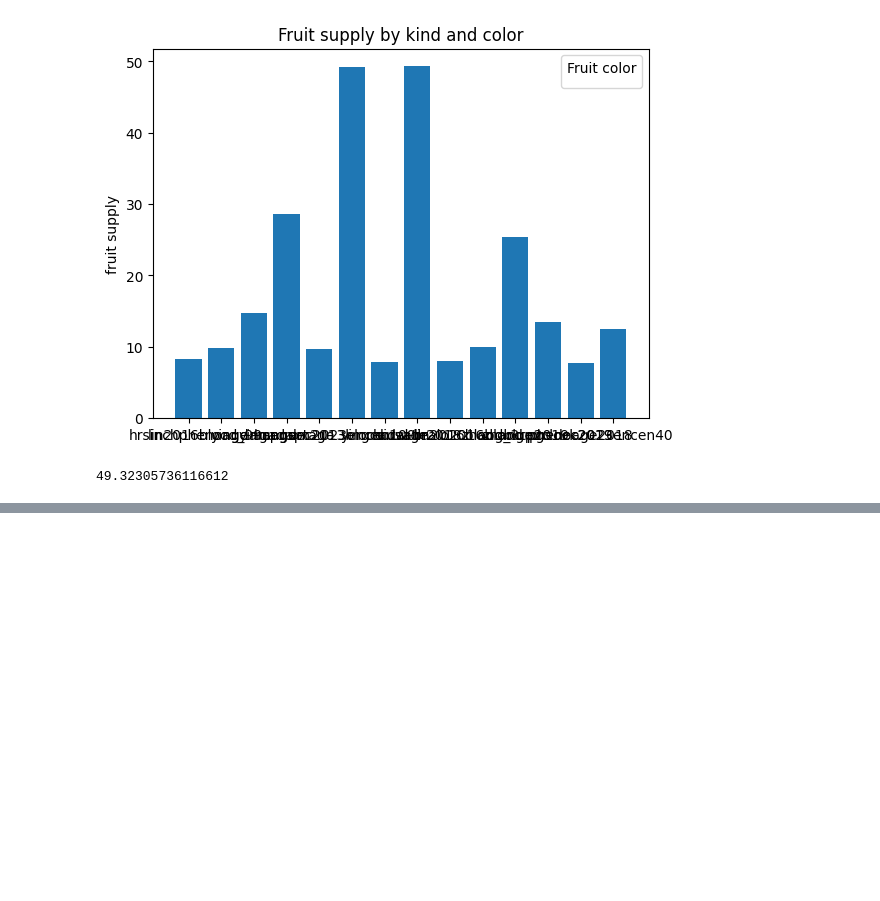
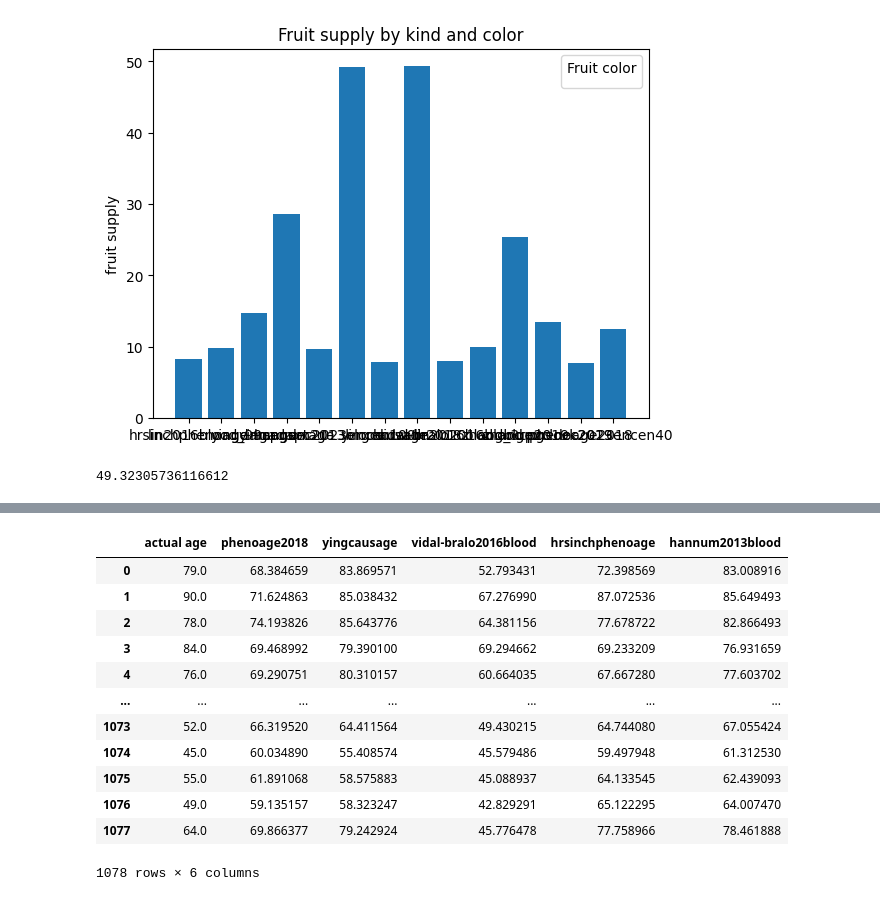
Before and after one commit to ComputationalAgingLab/ComputAge, a Jupyter notebook: lin_models_estimation.ipynb, the cells around one changed output, grey strips where cells are left out. Drawn from its saved outputs; the diff is of its cells as text; code cells hidden in the pictures; blank space fills up the shorter version.

```diff
--- a/lin_models_estimation.ipynb
+++ b/lin_models_estimation.ipynb
@@ -135,0 +125,7 @@ dfplot.sort_values('medaes')
+# %%
+def pred(X,y,model):
+    #nan_pct = [0.1]
+    X_test = X.reindex(columns=model.features)
+    #y_test = y
+    y_pred_test = model.predict(X_test)
+    return y_pred_test
@@ -135,0 +148,33 @@ dfplot.sort_values('medaes')
+# %%
+topmodels = ['actual age','phenoage2018',
+'yingcausage',
+'vidal-bralo2016blood',
+'hrsinchphenoage',
+'hannum2013blood']
+y_reset = y.reset_index(drop=True)
+#y_reset = y_reset.drop(index=[0], axis=0)
+top_models_preds = [y_reset]
+for model in topmodels[1:]:
+    # set the first column as index
+    y_pred_test = pred(data,y,LinearMethylationModel(model, imputation='average'))
+    top_models_preds.append(pd.DataFrame(y_pred_test))
+general = pd.concat(top_models_preds, axis=1, join='outer', ignore_index=True)
+#general.columns = ['actual age', ]
+general = general.loc[:,1:]
+# %%
+general.columns = topmodels
+general
+# %% [output]
+|  | actual age | phenoage2018 | yingcausage | vidal-bralo2016blood | hrsinchphenoage | hannum2013blood |
+| 0 | 79.0 | 68.384659 | 83.869571 | 52.793431 | 72.398569 | 83.008916 |
+| 1 | 90.0 | 71.624863 | 85.038432 | 67.276990 | 87.072536 | 85.649493 |
+| 2 | 78.0 | 74.193826 | 85.643776 | 64.381156 | 77.678722 | 82.866493 |
+| 3 | 84.0 | 69.468992 | 79.390100 | 69.294662 | 69.233209 | 76.931659 |
+| 4 | 76.0 | 69.290751 | 80.310157 | 60.664035 | 67.667280 | 77.603702 |
+| ... | ... | ... | ... | ... | ... | ... |
+| 1073 | 52.0 | 66.319520 | 64.411564 | 49.430215 | 64.744080 | 67.055424 |
+| 1074 | 45.0 | 60.034890 | 55.408574 | 45.579486 | 59.497948 | 61.312530 |
+| 1075 | 55.0 | 61.891068 | 58.575883 | 45.088937 | 64.133545 | 62.439093 |
+| 1076 | 49.0 | 59.135157 | 58.323247 | 42.829291 | 65.122295 | 64.007470 |
+| 1077 | 64.0 | 69.866377 | 79.242924 | 45.776478 | 77.758966 | 78.461888 |
+1078 rows × 6 columns
```
Also changed, not shown: parts of 5 cells of this notebook.
